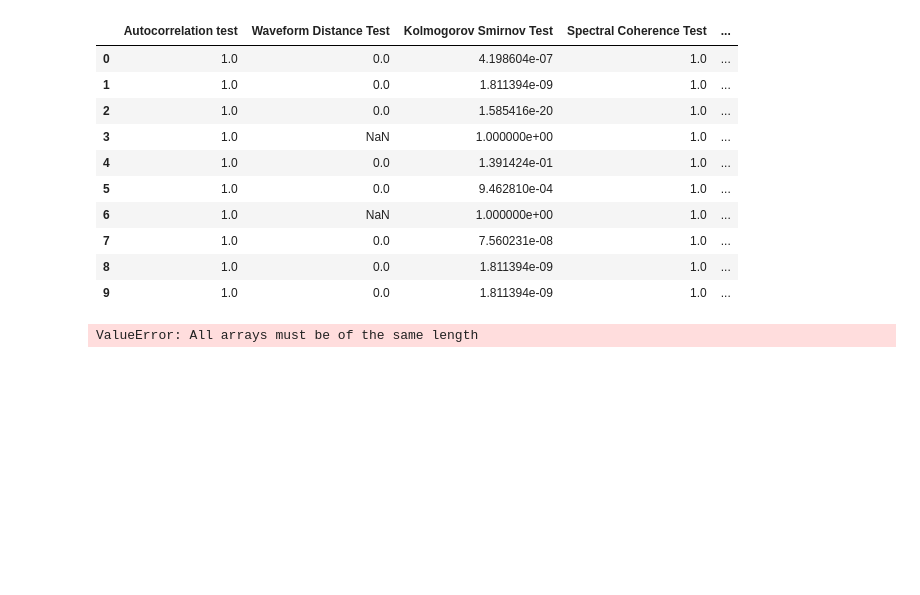
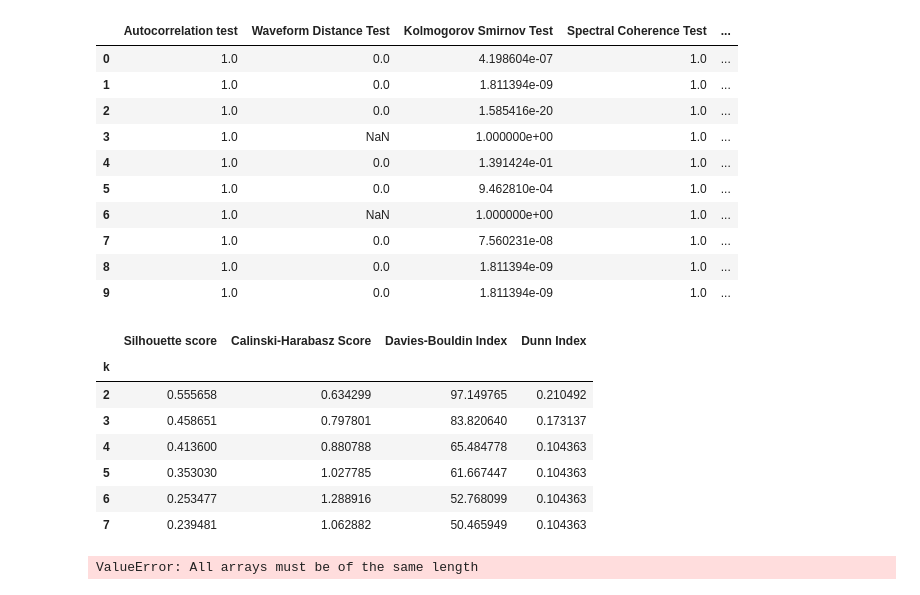
Before and after one commit to shanks847/EV-Grid-Integration-Study, a Jupyter notebook: notebooks/comparing_feeder_profile_fits.ipynb, the cells around one changed output. Cells and saved outputs as stored; diff of their text form; code cells hidden in the pictures; blank space fills up the shorter version.

```diff
--- a/notebooks/comparing_feeder_profile_fits.ipynb
+++ b/notebooks/comparing_feeder_profile_fits.ipynb
@@ -1053,6 +1053,20 @@ hypothesis_pvals_df
 | 7 | 1.0 | 0.0 | 7.560231e-08 | 1.0 | ... |
 | 8 | 1.0 | 0.0 | 1.811394e-09 | 1.0 | ... |
 | 9 | 1.0 | 0.0 | 1.811394e-09 | 1.0 | ... |
+# %%
+scores,models = calculate_fit_scores(jf_Q_clust_fmt,(2,7),metric="euclidean",init_algorithm="kmeans++",max_iter=10)
+scores_df = pd.DataFrame(scores)
+scores_df['k'] = np.arange(2,7+1)
+scores_df.set_index('k')
+# %% [output]
+|  | Silhouette score | Calinski-Harabasz Score | Davies-Bouldin Index | Dunn Index |
+| k |  |  |  |  |
+| 2 | 0.555658 | 0.634299 | 97.149765 | 0.210492 |
+| 3 | 0.458651 | 0.797801 | 83.820640 | 0.173137 |
+| 4 | 0.413600 | 0.880788 | 65.484778 | 0.104363 |
+| 5 | 0.353030 | 1.027785 | 61.667447 | 0.104363 |
+| 6 | 0.253477 | 1.288916 | 52.768099 | 0.104363 |
+| 7 | 0.239481 | 1.062882 | 50.465949 | 0.104363 |
 # %%
 #assigning cluster series to original dataframe
 q_cluster_df = pd.DataFrame(data={'Medoid-1':model_Q.cluster_centers_[0][0],
```
Also changed, not shown: parts of 1 cell of this notebook.
